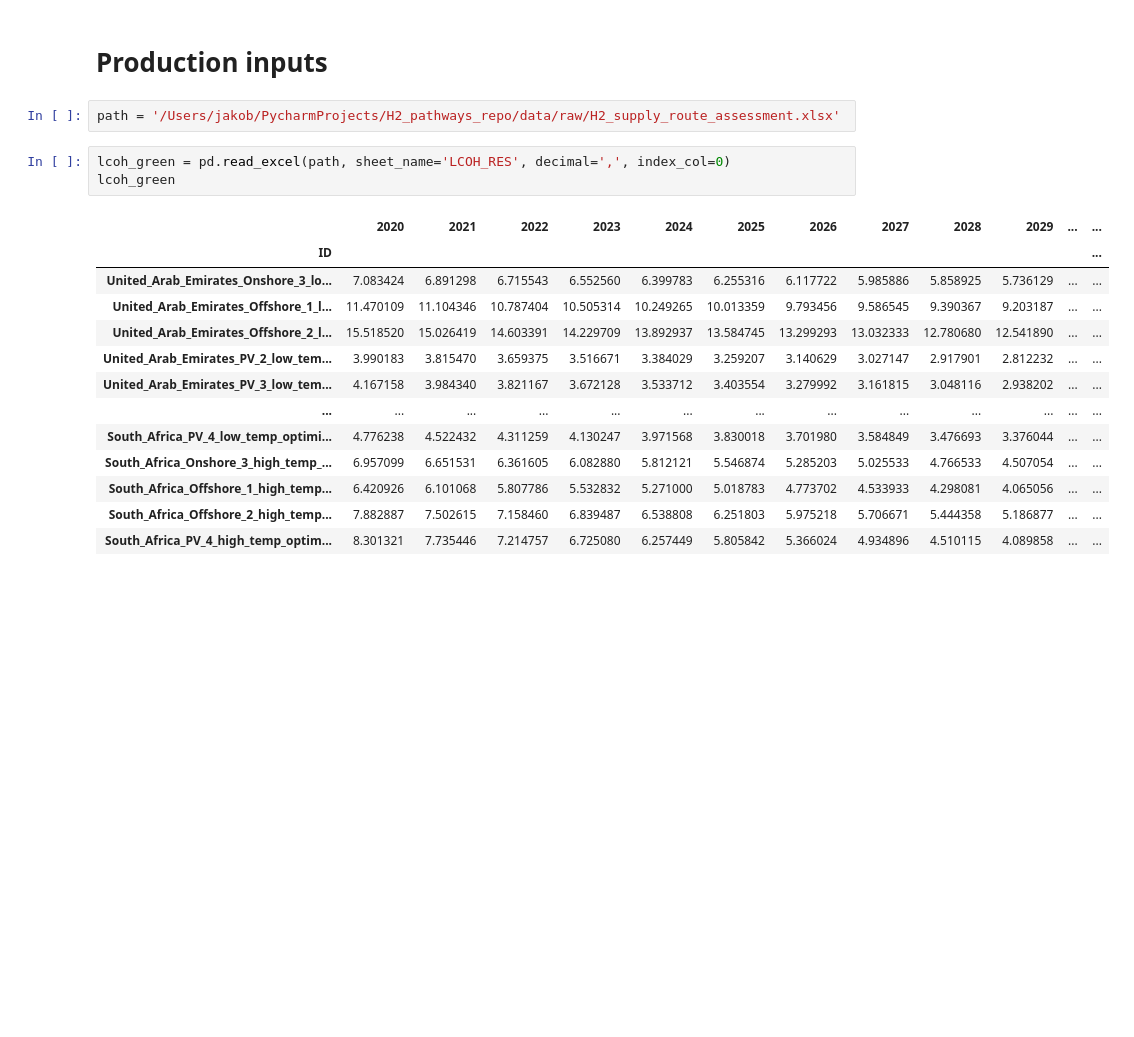
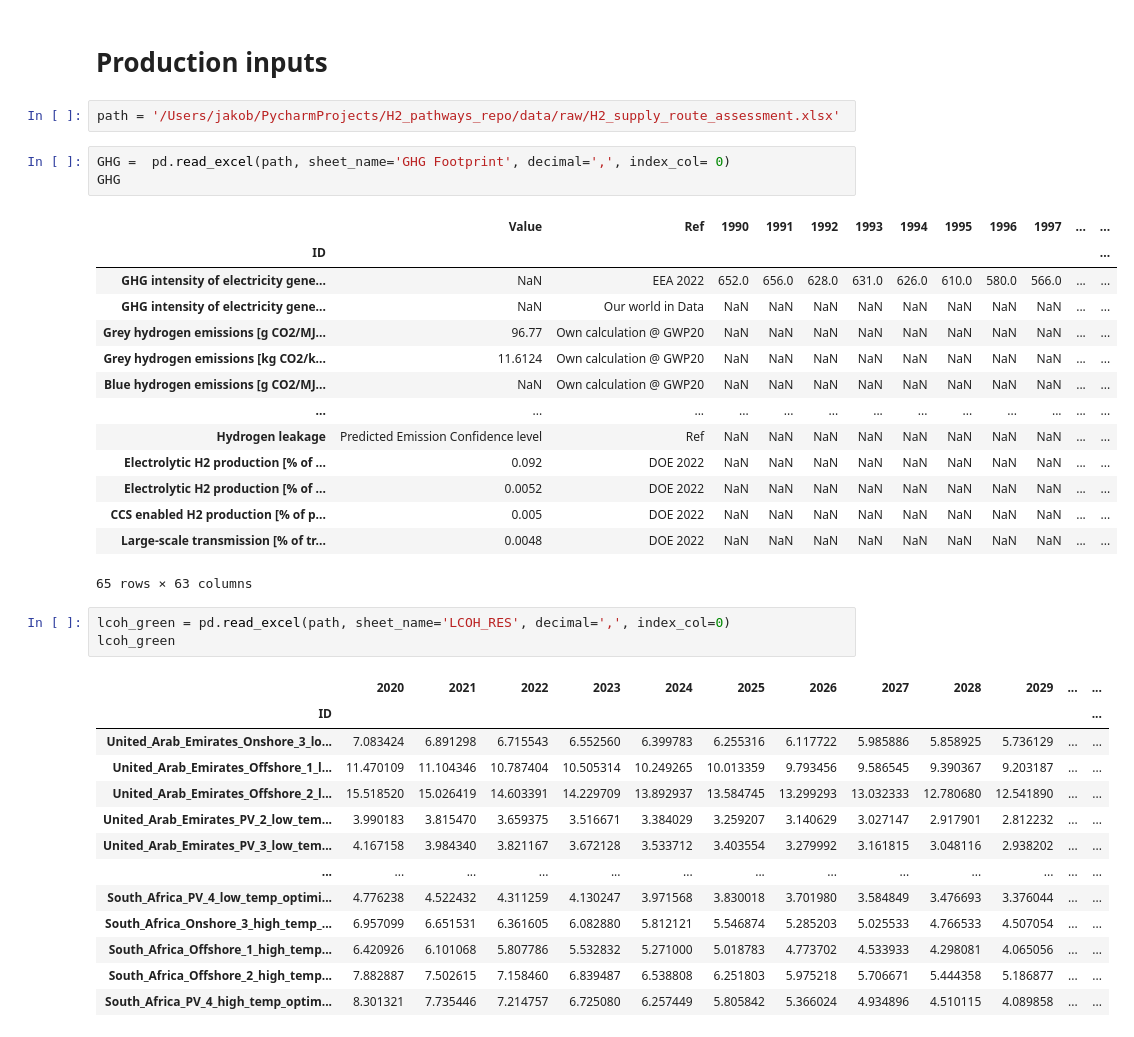
Before and after one commit to ReuterJakob/H2_pathways_repo, a Jupyter notebook: notebooks/Cost/Supply_Cost.ipynb, the cells around one changed output. Saved outputs shown, nothing was run; the diff lists cells and outputs as text; blank space fills up the shorter version.

Commit message:
modifyed excel

```diff
--- a/notebooks/Cost/Supply_Cost.ipynb
+++ b/notebooks/Cost/Supply_Cost.ipynb
@@ -9,6 +9,24 @@ from openpyxl import load_workbook
 # Production inputs
 # %%
 path = '/Users/jakob/PycharmProjects/H2_pathways_repo/data/raw/H2_supply_route_assessment.xlsx'
+# %%
+GHG =  pd.read_excel(path, sheet_name='GHG Footprint', decimal=',', index_col= 0)
+GHG
+# %% [output]
+|  | Value | Ref | 1990 | 1991 | 1992 | 1993 | 1994 | 1995 | 1996 | 1997 | ... | ... |
+| ID |  |  |  |  |  |  |  |  |  |  |  | ... |
+| GHG intensity of electricity gene... | NaN | EEA 2022 | 652.0 | 656.0 | 628.0 | 631.0 | 626.0 | 610.0 | 580.0 | 566.0 | ... | ... |
+| GHG intensity of electricity gene... | NaN | Our world in Data | NaN | NaN | NaN | NaN | NaN | NaN | NaN | NaN | ... | ... |
+| Grey hydrogen emissions [g CO2/MJ... | 96.77 | Own calculation @ GWP20 | NaN | NaN | NaN | NaN | NaN | NaN | NaN | NaN | ... | ... |
+| Grey hydrogen emissions [kg CO2/k... | 11.6124 | Own calculation @ GWP20 | NaN | NaN | NaN | NaN | NaN | NaN | NaN | NaN | ... | ... |
+| Blue hydrogen emissions [g CO2/MJ... | NaN | Own calculation @ GWP20 | NaN | NaN | NaN | NaN | NaN | NaN | NaN | NaN | ... | ... |
+| ... | ... | ... | ... | ... | ... | ... | ... | ... | ... | ... | ... | ... |
+| Hydrogen leakage | Predicted Emission Confidence level | Ref | NaN | NaN | NaN | NaN | NaN | NaN | NaN | NaN | ... | ... |
+| Electrolytic H2 production [% of ... | 0.092 | DOE 2022 | NaN | NaN | NaN | NaN | NaN | NaN | NaN | NaN | ... | ... |
+| Electrolytic H2 production [% of ... | 0.0052 | DOE 2022 | NaN | NaN | NaN | NaN | NaN | NaN | NaN | NaN | ... | ... |
+| CCS enabled H2 production [% of p... | 0.005 | DOE 2022 | NaN | NaN | NaN | NaN | NaN | NaN | NaN | NaN | ... | ... |
+| Large-scale transmission [% of tr... | 0.0048 | DOE 2022 | NaN | NaN | NaN | NaN | NaN | NaN | NaN | NaN | ... | ... |
+65 rows × 63 columns
 # %%
 lcoh_green = pd.read_excel(path, sheet_name='LCOH_RES', decimal=',', index_col=0)
 lcoh_green
```
Also changed, not shown: parts of 10 cells of this notebook, 10 other files.
